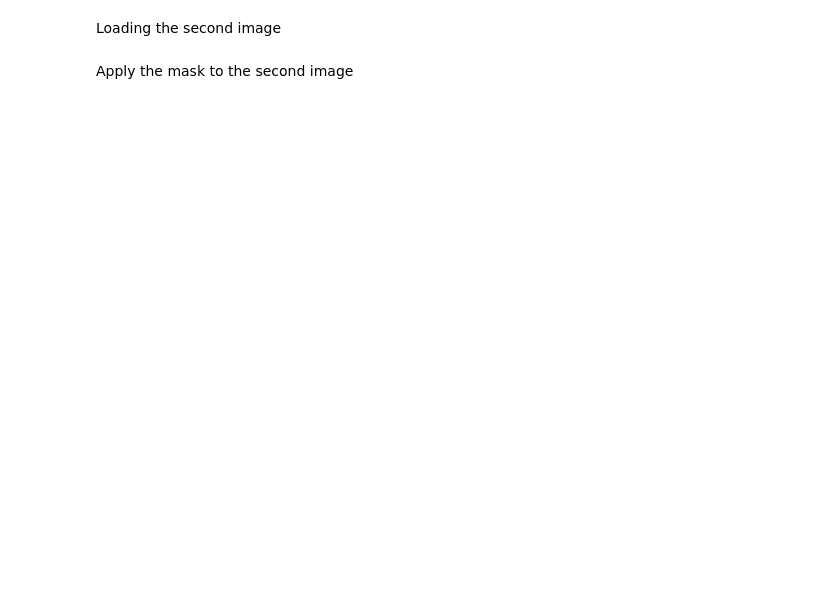
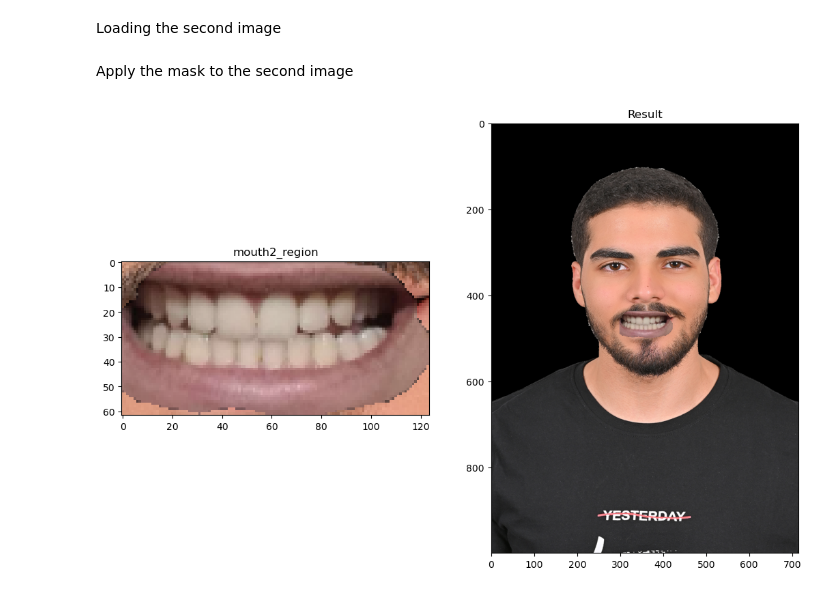
Before and after one commit to yosamah/Image-processing-project, a Jupyter notebook: Lab_1_std.ipynb, the cells around one changed output. Drawn from its saved outputs; the diff is of its cells as text; code cells hidden in the pictures; blank space fills up the shorter version.

```diff
--- a/Lab_1_std.ipynb
+++ b/Lab_1_std.ipynb
@@ -663,6 +664,6 @@ for (x, y, w, h) in faces:
     mouth_region = mouth_region * roi_gray_mouth_region_3d
 
     cv2.imshow('mouth Segmentation', mouth_region)
-    cv2.waitKey(0)
+    #cv2.waitKey(0)
     cv2.destroyAllWindows()
 # %% [output]
@@ -754,50 +755,55 @@ for (x2, y2, w2, h2) in faces2:
     mouth2_region = roi2[int(roi2.shape[0]/1.5):roi2.shape[0], int(roi2.shape[1]/4):int(roi2.shape[1]/4)+int(roi2.shape[1]/2)]
 
     #using haar cascade to detect the mouth region
     mouth2 = mouth_cascade.detectMultiScale(mouth2_region, scaleFactor=1.1, minNeighbors=5, minSize=(100, 100))
 
     # for (mx2, my2, mw2, mh2) in mouth2:
     #     cv2.rectangle(mouth2_region, (mx2, my2), (mx2+mw2, my2+mh2), (0, 255, 0), 2)
 
 
     [mx2, my2, mw2, mh2] = mouth2[0]
     mouth2_region = mouth2_region[my2:my2+mh2, mx2:mx2+mw2]
 
 
     #resize the mouth region to the same size of the mouth region of the second image
     mouth_region_resized = cv2.resize(mouth_region, (mw2, mh2))
     #create multiple different resoluations of the mouth region to use them in blending
 
-    mouth_region_resized
-
     roi_gray_mouth_region_resized = cv2.resize(roi_gray_mouth_region, (mw2, mh2))
 
+    im_mask = np.full(mouth2_region.shape, 255, dtype = np.uint8)
+
+    center = (int(mouth_region_resized.shape[1]/2), int(mouth_region_resized.shape[0]/2))
+
+    im_clone = cv2.seamlessClone(mouth2_region, mouth_region_resized, im_mask, center, cv2.MIXED_CLONE)
+
+    # cv2.imshow("clone", im_clone)
+    # cv2.waitKey(0)
+
+    #USING THE SEAMLESS CLONE FUNCTION TO BLEND THE TWO IMAGES
+    # put the mouth region in the second image
+    # for i in range(mouth2_region.shape[0]):
+    #     for j in range(mouth2_region.shape[1]):
+    #         if roi_gray_mouth_region_resized[i][j] == 1:
+    #             #blend colors
+    #             mouth2_region[i][j] = im_clone[i][j]
 
     # put the mouth region in the second image
     for i in range(mouth2_region.shape[0]):
         for j in range(mouth2_region.shape[1]):
             if roi_gray_mouth_region_resized[i][j] == 1:
                 #blend colors
                 mouth2_region[i][j] = mouth_region_resized[i][j]
 
-    # This code is for blending the mouth region in the second image using seamlessClone, but it doesn't work well
-    # # Create a mask for the mouth region in the second image
-    # mask = np.zeros_like(mouth2_region)
 
-    # # Set the mask for the mouth region
-    # mask[int(my2):int(my2 + mh2), int(mx2):int(mx2 + mw2)] = 255
+img2 = cv2.cvtColor(img2, cv2.COLOR_BGR2RGB)
+mouth2_region = cv2.cvtColor(mouth2_region, cv2.COLOR_BGR2RGB)
 
-    # location_in_img2 =
+# cv2.imshow('mouth2_region', mouth2_region)
+# cv2.imshow('Result', img2)
+show_images([mouth2_region, img2], ['mouth2_region', 'Result'])
 
-    # # Use seamlessClone to blend the mouth region onto the second image
-    # lol = cv2.seamlessClone(mouth_region_resized, img2, mask, (int(mx2 + mw2 / 2), int(my2 + mh2 / 2)), cv2.NORMAL_CLONE)
-
-    # # Display the result
-    # cv2.imshow('ResultNEWNEW', lol)
-
-
-
-cv2.imshow('mouth2_region', mouth2_region)
-cv2.imshow('Result', img2)
-cv2.waitKey(0)
-cv2.destroyAllWindows()
+# cv2.waitKey(0)
+# cv2.destroyAllWindows()
+# %% [output]
+[figure, added]
```
Also changed, not shown: parts of 17 cells of this notebook, 1 other file.
